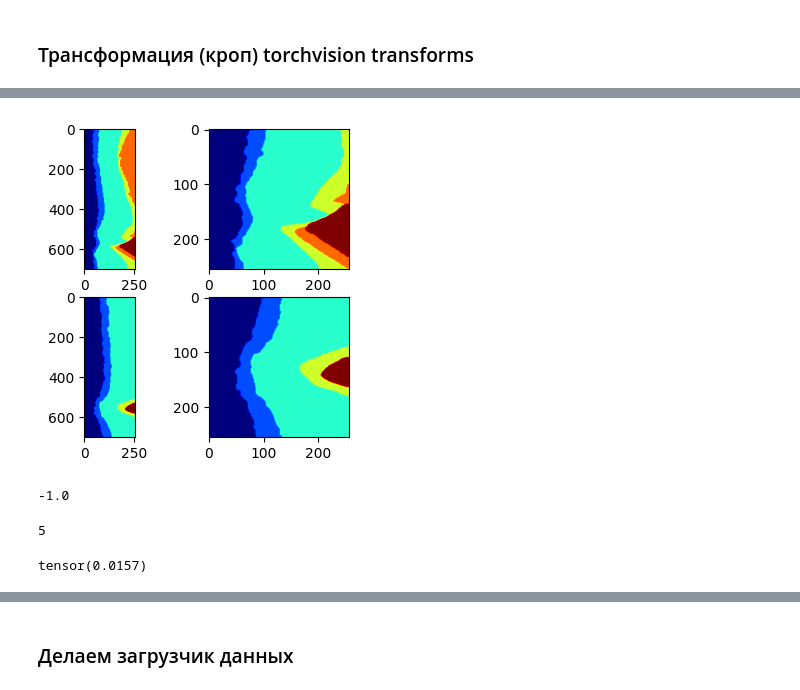
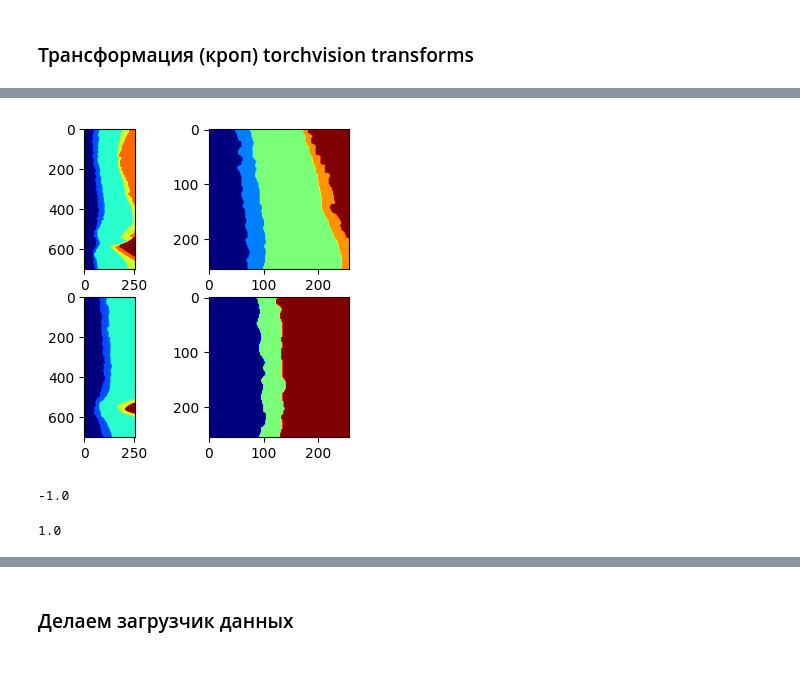
Before and after one commit to ravilkooo/ravil_project, a Jupyter notebook: unet_from_inet.ipynb, the cells around one changed output, grey strips where cells are left out. Saved outputs shown, nothing was run; the diff lists cells and outputs as text; code cells hidden in the pictures.

```diff
--- a/unet_from_inet.ipynb
+++ b/unet_from_inet.ipynb
@@ -85,0 +91,8 @@ Pseudo-code
+# %%
+seismic_example = np.load('seismic_example.npy')
+labels_example = np.load('labels_example.npy')
+labels_cat_example = to_categorical(labels_example, num_classes=6)
+
+seismic_example1 = np.load('seismic_example1.npy')
+labels_example1 = np.load('labels_example1.npy')
+labels_cat_example1 = to_categorical(labels_example1, num_classes=6)
@@ -86,2 +129,3 @@ Pseudo-code
 # %%
 seismic_arr = np.array([seismic_example, seismic_example1])
+labels_cat_arr = np.array([labels_cat_example, labels_cat_example1])
@@ -102,23 +140,19 @@ plt.show()
 # %%
 fig, axs = plt.subplots(nrows=2, ncols=2, figsize=(4, 4))
-for i, image in enumerate(labels_arr):
-    axs[i][0].imshow(image, cmap='jet')
-    axs[i][1].imshow(rand_crop_1(image).permute(1,2,0), cmap='jet')
+for i, image in enumerate(labels_cat_arr):
+    axs[i][0].imshow(np.argmax(image,axis =-1), cmap='jet')
+    axs[i][1].imshow(np.argmax(rand_crop_1(image).permute(1,2,0), axis=-1), cmap='jet')
 plt.show()
 # %% [output]
-[figure, old version]
+[figure, new version]
 # %%
 seismic_arr.min()
 # %% [output]
 -1.0
 # %%
-labels_arr.max()
+labels_cat_arr.max()
 # %% [output]
-5
+1.0
-# %%
-rand_crop_1(labels_arr[0]).max()
-# %% [output]
-tensor(0.0157)
 # %%
 np.stack([image, labels_arr[i]], axis=-1).shape
 # %% [output]
```
Also changed, not shown: parts of 60 cells of this notebook, 1 other file.
